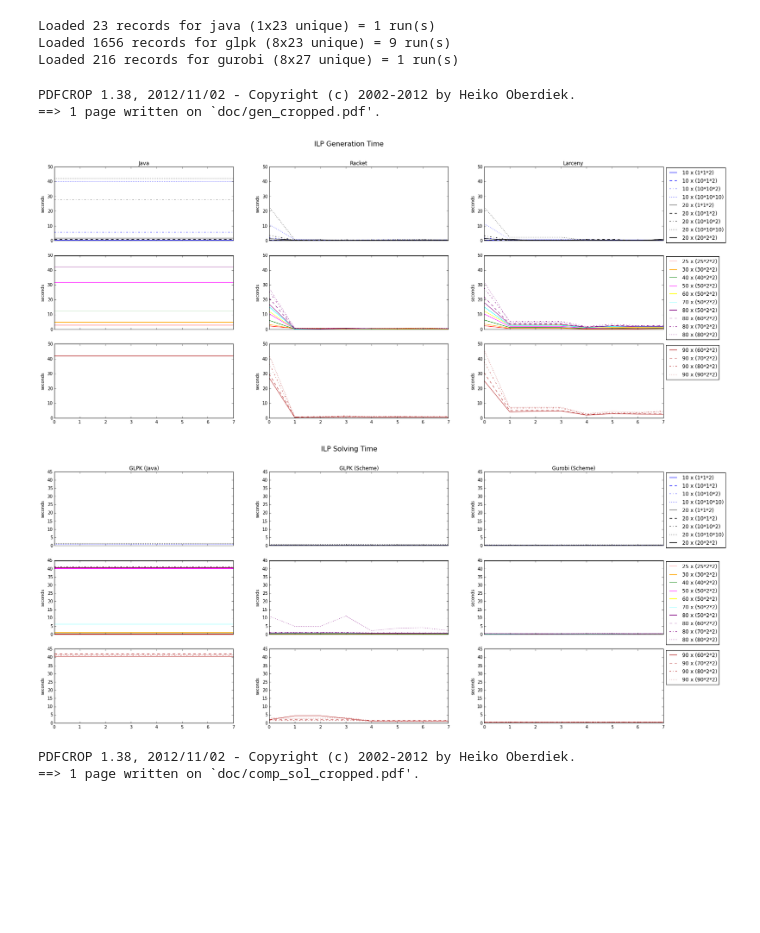
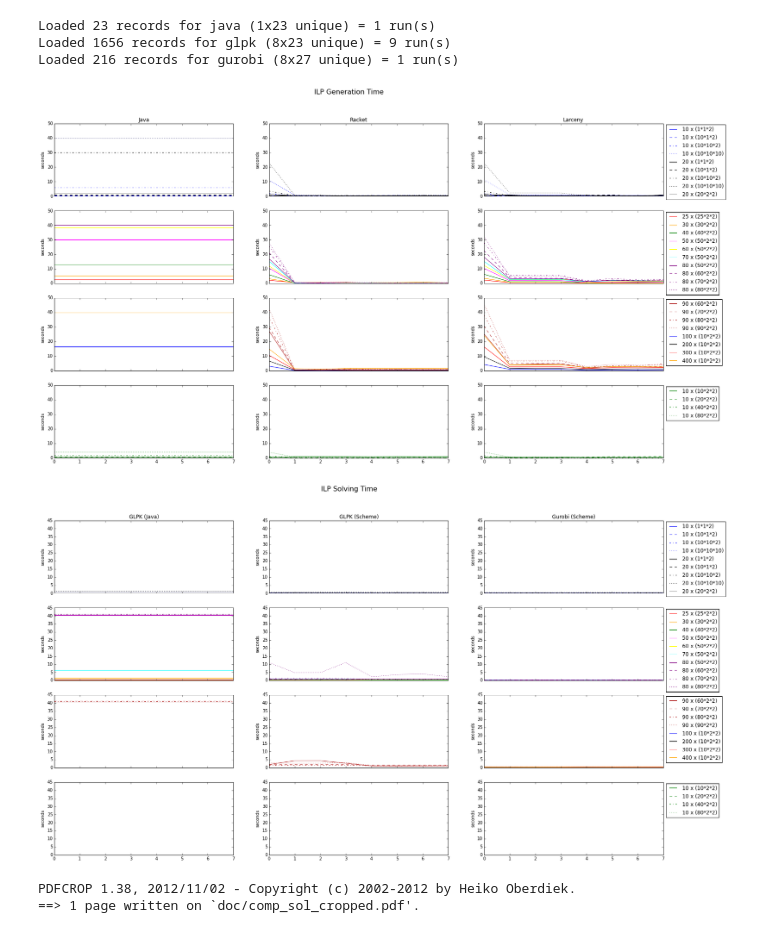
Before and after one commit to rene-schoene/racr-mquat, a Jupyter notebook: ilp-measurement.ipynb, the cells around one changed output. Saved outputs shown, nothing was run; the diff lists cells and outputs as text; code cells hidden in the pictures; blank space fills up the shorter version.

```diff
--- a/ilp-measurement.ipynb
+++ b/ilp-measurement.ipynb
@@ -84,6 +84,12 @@ def read_gen_result(impl, since = None):
     return read_result('gen', impl, ('datetime64[us]', int, int, float), 3, since)
 def read_sol_result(solver, since = None):
     return read_result('sol', solver, ('datetime64[us]', int, int, int, int, int, float, float), 7, since)
+# %%
+def safe(a, i, start = 0):
+    try:
+        return a[start:,i]
+    except IndexError:
+        return np.zeros(a[:,0].size)
 # %% [markdown]
 ## ILP-Re-Generation and Solving Time
 
@@ -119,7 +125,7 @@ Loaded 1656 records for glpk (8x23 unique) = 9 run(s)
 Loaded 216 records for gurobi (8x27 unique) = 1 run(s)
 # %%
 START_STEP = 0
-MAX_PLOTS_IN_ONE, current_plot, ax_nr, last_res = 6, 0, 0, -1
+MAX_PLOTS_IN_ONE, current_plot, ax_nr, last_res = 7, 0, 0, -1
 params = []
 for i in xrange(len(specs)):
     current_res = specs[i][2]
@@ -127,15 +133,15 @@ for i in xrange(len(specs)):
     if current_plot > MAX_PLOTS_IN_ONE and last_res != current_res:
         ax_nr += 1
         current_plot = 0
-    params.append([ax_nr, racket_dat[START_STEP:,i], larceny_dat[START_STEP:,i],
-                   glpk_dat[:,i], gurobi_dat[:,i],
+    params.append([ax_nr, safe(racket_dat,i,START_STEP), safe(larceny_dat,i,START_STEP),
+                   safe(glpk_dat,i), safe(gurobi_dat,i),
                    line_def[i], color_def[i], '{2:d} x ({4}*{5}*{6})'.format(*specs[i]),
-                   java_dat[:,i], java_glpk_dat[:,i]])
+                   safe(java_dat,i), safe(java_glpk_dat,i)])
     last_res = current_res
 # %%
 # needed number of axes equals ax_nr+1 now
 f, ax_arr = plt.subplots(nrows = ax_nr+1, ncols = 3, sharex=True, sharey=True)
-f.set_size_inches(25.5,10.5)
+f.set_size_inches(25.5,3.5*(ax_nr+1))
 one_plot = ax_arr.shape[1] == 1
 
 f.patch.set_facecolor('none')
@@ -152,39 +158,37 @@ for p in params:
 #    ax_l.set_ylim([0,10])
 #    x_g = np.array(xrange(1,len(p[1])+1)) # start at one, since first gen-time is cut
     x_g = np.array(xrange(START_STEP,len(p[1])+START_STEP)) # start at zero
     line_java    = ax_j.plot(x_g, p[8][0]*np.ones(len(p[1])), ls = p[5], c = p[6], label = p[7])
     line_racket  = ax_r.plot(x_g, p[1], ls = p[5], c = p[6], label = p[7])
     line_larceny = ax_l.plot(x_g, p[2], ls = p[5], c = p[6], label = p[7])
     ax_l.legend(loc='upper left', bbox_to_anchor=(1, 1.02))
     lines.append(line_racket[0])
     labels.append(p[7])
 
 for ax in ax_arr if one_plot else ax_arr.flatten():
     ax.set_ylabel('seconds')
     ax.patch.set_alpha(1)
     ax.patch.set_facecolor('white')
 
 first_ax = ax_arr if one_plot else ax_arr[0]
 plt.suptitle('ILP Generation Time', fontsize = 16)
 first_ax[0].set_title('Java')
 first_ax[1].set_title('Racket')
 first_ax[2].set_title('Larceny')
 
 # Fine-tune figure; make subplots close to each other and hide x ticks for
 # all but bottom plots.
 f.subplots_adjust(hspace=0.2)
 plt.setp([a.get_xticklabels() for a in f.axes[:-3]], visible=False)
 plt.setp([a.get_yticklabels() for a in f.axes], visible=True)
 plt.savefig('doc/gen.pdf', facecolor=f.get_facecolor(), edgecolor='none')
 plt.savefig('gen.png', facecolor=f.get_facecolor(), edgecolor='none')
 plt.show()
 # %% [output]
-PDFCROP 1.38, 2012/11/02 - Copyright (c) 2002-2012 by Heiko Oberdiek.
-==> 1 page written on `doc/gen_cropped.pdf'.
-[figure, old version]
+[figure, new version]
 # %%
 f, ax_arr = plt.subplots(nrows = ax_nr+1, ncols = 3, sharex=True, sharey=True)
-f.set_size_inches(25.5,10.5)
+f.set_size_inches(25.5,3.5*(ax_nr+1))
 one_plot = ax_arr.shape[1] == 1
 
 f.patch.set_facecolor('none')
@@ -224,7 +228,7 @@ plt.savefig('doc/sol.pdf')
 plt.savefig('sol.png')
 plt.show()
 # %% [output]
-[figure, old version]
+[figure, new version]
 # %%
 indices = [3, 12, 14, 19]
 for i in indices:
```
Also changed, not shown: parts of 2 cells of this notebook, 3 other files.
